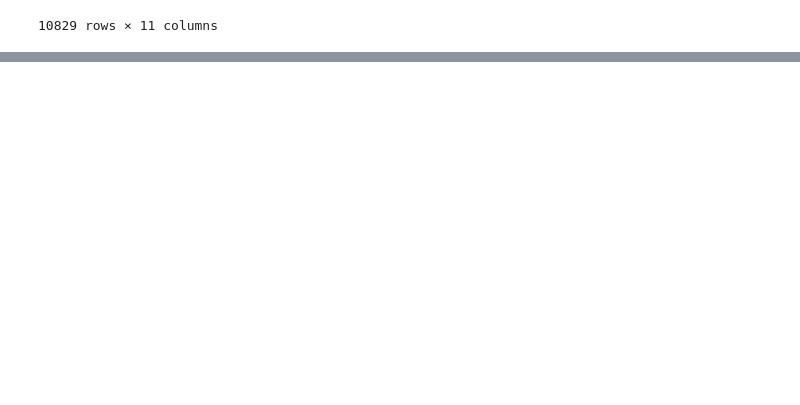
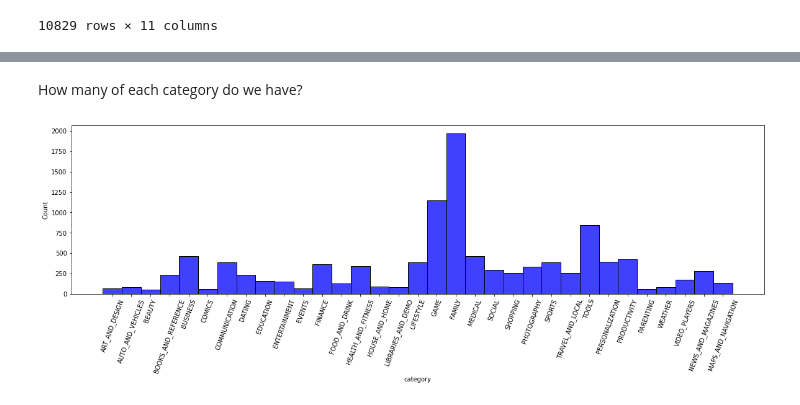
Before and after one commit to ManishKpandit1433/Caposten-Project1, a Jupyter notebook: Play_Store_App_Review_Analysis_Capstone_Project.ipynb, the cells around one changed output, grey strips where cells are left out. Saved outputs shown, nothing was run; the diff lists cells and outputs as text; code cells hidden in the pictures; blank space fills up the shorter version.

```diff
--- a/Play_Store_App_Review_Analysis_Capstone_Project.ipynb
+++ b/Play_Store_App_Review_Analysis_Capstone_Project.ipynb
@@ -443,0 +449,9 @@ df.head(-10)
+# %% [markdown]
+
+How many of each category do we have?
+# %%
+plt.figure(figsize=(20, 5))
+fig = sns.histplot(x=df['category'], color='Blue')
+plt.xticks(rotation=70);
+# %% [output]
+[figure, added]
```
Also changed, not shown: parts of 46 cells of this notebook.
